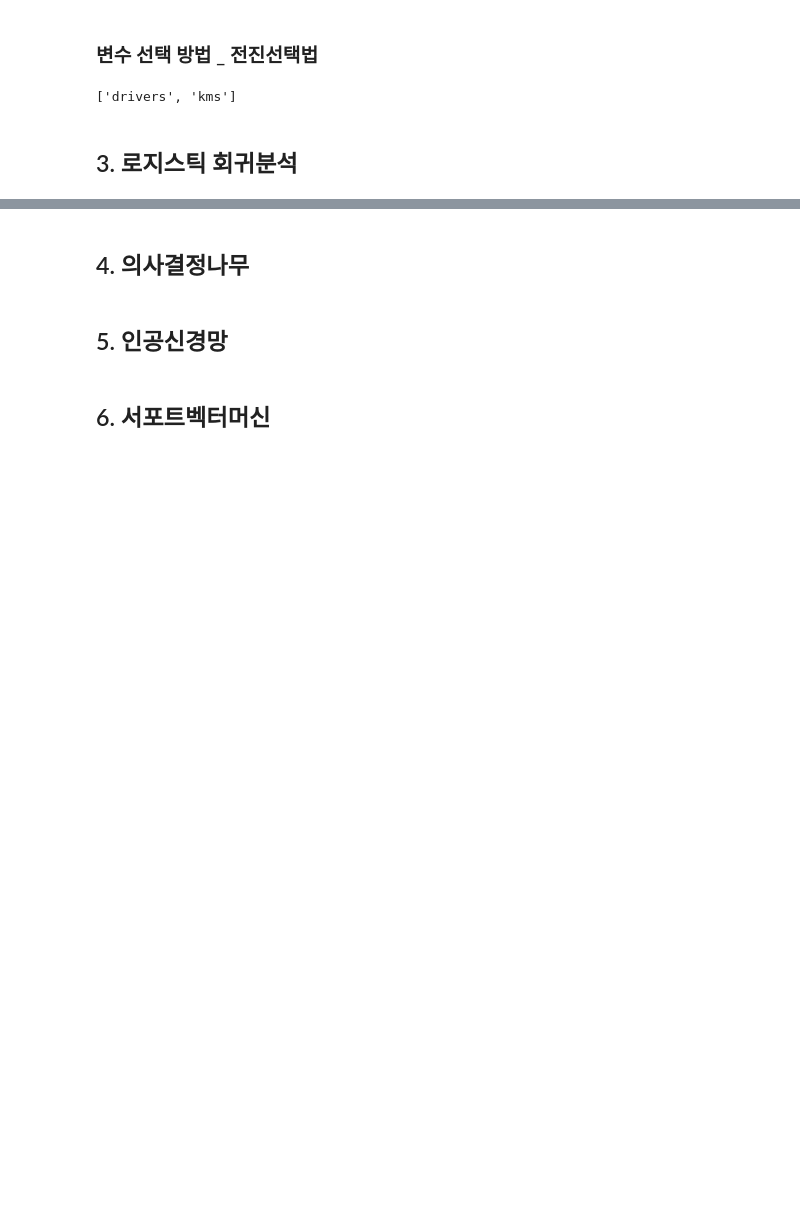
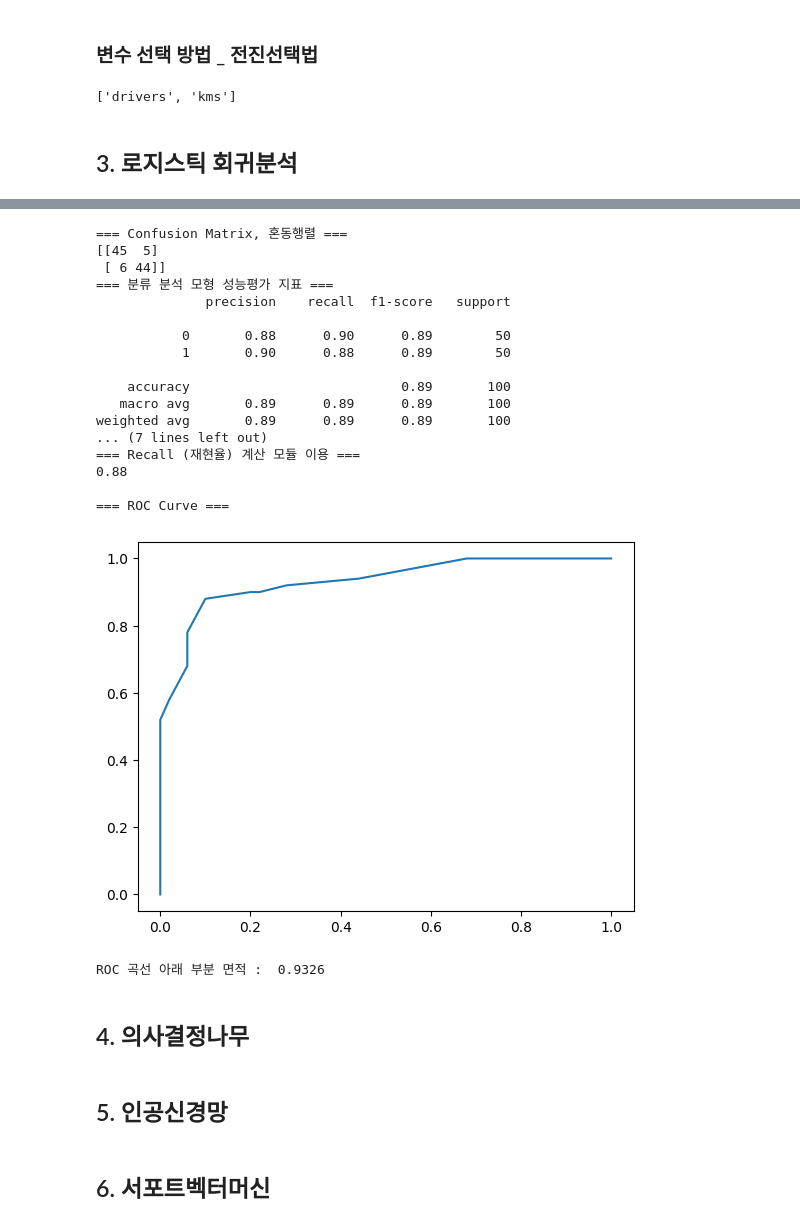
Before and after one commit to RoRdil31/Data-Analytics-Certification, a Jupyter notebook: BigData_Certification.ipynb, the cells around one changed output, grey strips where cells are left out. Cells and saved outputs as stored; diff of their text form; code cells hidden in the pictures; blank space fills up the shorter version.

Commit message:
3. 로지스틱 회귀분석 성능분석

```diff
--- a/BigData_Certification.ipynb
+++ b/BigData_Certification.ipynb
@@ -679,0 +685,14 @@ Index(['sepal length (cm)', 'sepal width (cm)', 'petal length (cm)',
+# %%
+import statsmodels.api as sm
+
+# 데이터 로드.
+iris = load_iris()
+x, y = iris.data, iris.target
+
+dfx = pd.DataFrame(x, columns = iris.feature_names)
+dfy = pd.DataFrame(y, columns = ['species'])
+df = pd.concat([dfx, dfy], axis=1)
+df = df[['sepal length (cm)','species']]
+df = df[df['species'].isin([0,1])]
+df = df.rename(columns = {'sepal length (cm)':'sepal_length'})
+df
@@ -679,0 +713,8 @@ Index(['sepal length (cm)', 'sepal width (cm)', 'petal length (cm)',
+# %%
+print("=== 로지스틱 회귀분석 결과 요약 ===")
+model = sm.Logit.from_formula('species ~ sepal_length', data=df).fit() # 로지스틱 회귀모형 구축 후 적합.    # 모형 적합
+print(model.summary())    # 분석 결과 요약
+
+print("=== 판별함수의 값 ===")
+y_pred = model.predict(df['sepal_length']) >= 0.5
+y_pred[:5]
@@ -680,3 +748,41 @@ Index(['sepal length (cm)', 'sepal width (cm)', 'petal length (cm)',
+# %%
+print("=== Confusion Matrix, 혼동행렬 ===")
+conf = confusion_matrix(df['species'],y_pred)
+print(conf)
+print("=== 분류 분석 모형 성능평가 지표 ===")
+print(classification_report(df['species'],y_pred))
+print("=== F1 Score 계산 모듈 이용 ===")
+print(f1_score(df['species'],y_pred),'\n')
+print("=== Accuracy 계산 모듈 이용 ===")
+print(precision_score(df['species'],y_pred),'\n')
+print("=== Recall (재현율) 계산 모듈 이용 ===")
+print(recall_score(df['species'],y_pred))
+
+print("\n=== ROC Curve ===")
+fpr, tpr, thresholds = roc_curve(df['species'], model.predict(df['sepal_length']))
+plt.plot(fpr, tpr)
+plt.show()
+print("ROC 곡선 아래 부분 면적 : ",auc(fpr, tpr))
+# %% [output]
+=== Confusion Matrix, 혼동행렬 ===
+[[45  5]
+ [ 6 44]]
+=== 분류 분석 모형 성능평가 지표 ===
+              precision    recall  f1-score   support
+
+           0       0.88      0.90      0.89        50
+           1       0.90      0.88      0.89        50
+
+    accuracy                           0.89       100
+   macro avg       0.89      0.89      0.89       100
+weighted avg       0.89      0.89      0.89       100
+... (7 lines left out)
+=== Recall (재현율) 계산 모듈 이용 ===
+0.88
+
+=== ROC Curve ===
+[figure, added]
+ROC 곡선 아래 부분 면적 :  0.9326
 # %% [markdown]
 ## 4. 의사결정나무
 # %% [markdown]
```
Also changed, not shown: parts of 6 cells of this notebook.
